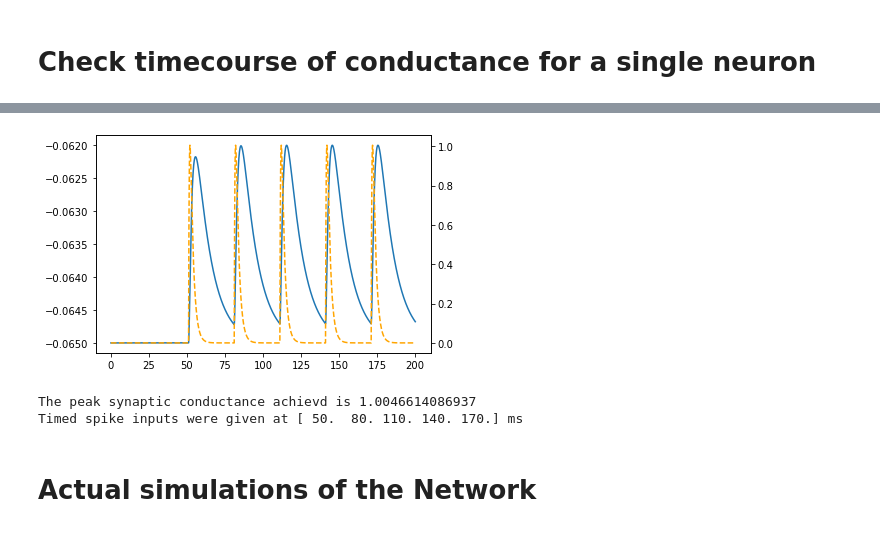
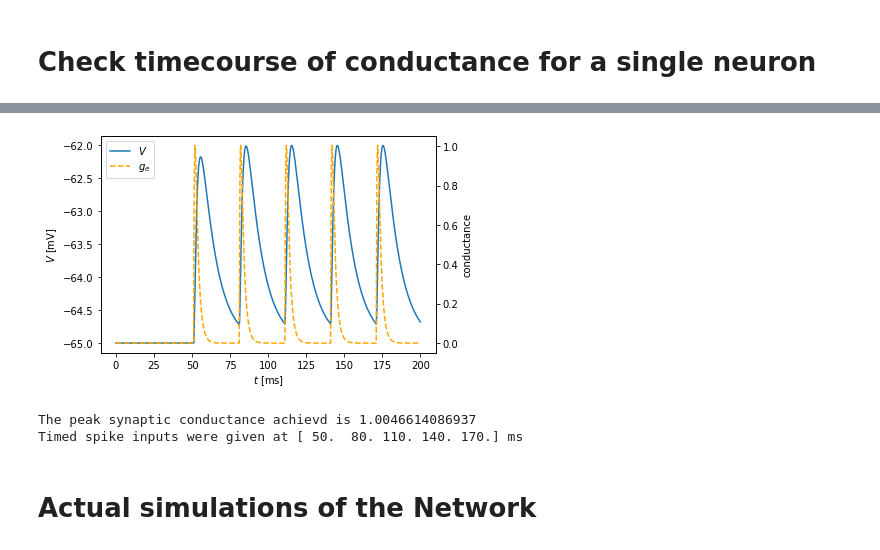
Before and after one commit to debapratimj/Inter-Net, a Jupyter notebook: Plots-Cleaned.ipynb, the cells around one changed output, grey strips where cells are left out. Drawn from its saved outputs; the diff is of its cells as text; code cells hidden in the pictures.

Commit message:
Add files via upload
labels first plot

```diff
--- a/Plots-Cleaned.ipynb
+++ b/Plots-Cleaned.ipynb
@@ -119,16 +120,19 @@ After v = -65. mV
 # %%
 fig, ax = plt.subplots()
-ax.plot(State_Mon.t/ms, State_Mon.v[10]/volt)
+lns1 = ax.plot(State_Mon.t/ms, State_Mon.v[10]*1e3/volt)#, label='$V$')
+ax.set_ylabel('$V$ [mV]')
 
 ax1 = ax.twinx()
-ax1.plot(State_Mon.t/ms, State_Mon.g_e[10] , color = 'orange' , ls = '--')
-ax1.set_ylabel('')
+lns2 = ax1.plot(State_Mon.t/ms, State_Mon.g_e[10] , color = 'orange' , ls = '--')#, label='$g_e$')
+ax1.set_ylabel('conductance')
+plt.legend(lns1+lns2, ('$V$', '$g_e$'), loc='upper left')
+ax.set_xlabel('$t$ [ms]')
 plt.show()
 
 print('The peak synaptic conductance achievd is %s ' % np.max(State_Mon.g_e[10]))
 print('Timed spike inputs were given at %s' % times)
 # %% [output]
-[figure, old version]
+[figure, new version]
 The peak synaptic conductance achievd is 1.0046614086937
 Timed spike inputs were given at [ 50.  80. 110. 140. 170.] ms
 # %% [markdown]
```
Also changed, not shown: parts of 1 cell of this notebook.
